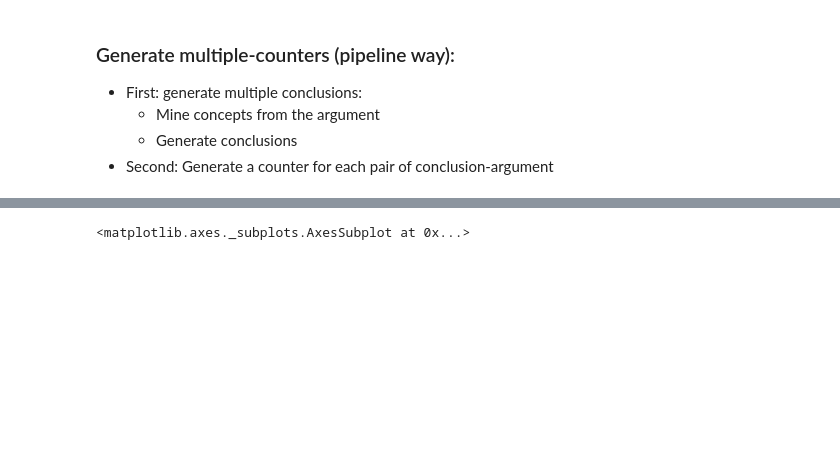
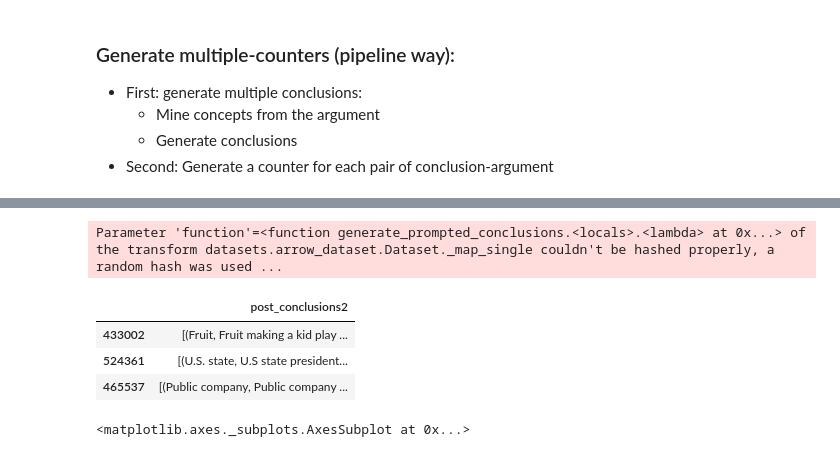
Before and after one commit to webis-de/eacl23-conclusion-based-counter-argument-generation, a Jupyter notebook: prompted-conclusion/prompted-conclusion-generation.ipynb, the cells around one changed output, grey strips where cells are left out. Cells and saved outputs as stored; diff of their text form; code cells hidden in the pictures; blank space fills up the shorter version.

```diff
--- a/prompted-conclusion/prompted-conclusion-generation.ipynb
+++ b/prompted-conclusion/prompted-conclusion-generation.ipynb
@@ -28,6 +28,9 @@ device = torch.device('cuda') if torch.cuda.is_available() else torch.device('cp
 # %%
 ceph_dir = '/home/sile2804/data-ceph/arguana/arg-generation/multi-taks-counter-argument-generation'
 local_home_dir = '../data'
+# %%
+tokenizer = AutoTokenizer.from_pretrained("../data/output/conc-gen-model/")
+model = AutoModelForSeq2SeqLM.from_pretrained("../data/output/conc-gen-model/").to(device)
 # %%
 def generate_ds_multi_attacks(ds, model, tokenizer, premises_clm, conclusion_clm, gen_kwargs,
                               skip_special_tokens=True, batch_size=16, nb_counters=5):
@@ -61,7 +64,7 @@ def generate_multiple_conclusions(df, post_concepts_clm="post_concepts", output_
     posts_conclusions = []
     for i in range(num_conclusions):
         control_codes = [x[i] if len(x) > i else '' for x in df[post_concepts_clm].tolist()]
-        conclusions   = conc_utils.generate_prompted_conclusions(df['post'].tolist(), control_codes, gen_kwargs, batch_size=8)
+        conclusions   = conc_utils.generate_prompted_conclusions(model, tokenizer, df['post'].tolist(), control_codes, gen_kwargs, batch_size=8)
         posts_conclusions.append(zip(control_codes, conclusions))
 
     df[output_clm] = list(map(list, zip(*posts_conclusions))) # transpose
@@ -131,6 +135,19 @@ test_df.to_pickle('../../../data-ceph/arguana/arg-generation/multi-taks-counter-
 #test_df.to_pickle('../../../data-ceph/arguana/arg-generation/multi-taks-counter-argument-generation/reddit_data/conclusion_and_ca_generation/test_conclusion_all_preprocessed_multi_conclusions.pkl')
 # %%
-#test_df = pd.read_pickle('../../../data-ceph/arguana/arg-generation/multi-taks-counter-argument-generation/reddit_data/conclusion_and_ca_generation/sample_test_conclusion_all_preprocessed_multi_conclusions.pkl')
+test_df = pd.read_pickle('../../data-ceph/arguana/arg-generation/multi-taks-counter-argument-generation/reddit_data/conclusion_and_ca_generation/sample_test_conclusion_all_preprocessed_multi_conclusions.pkl')
+# %%
+#Testing.....
+test_df2 = generate_multiple_conclusions(test_df.sample(3), post_concepts_clm="post_concepts2",
+                                        output_clm='post_conclusions2', num_conclusions=2)
+# %% [output]
+Parameter 'function'=<function generate_prompted_conclusions.<locals>.<lambda> at 0x...> of the transform datasets.arrow_dataset.Dataset._map_single couldn't be hashed properly, a random hash was used ...
+# %%
+test_df2[['post_conclusions2']].head()
+# %% [output]
+|  | post_conclusions2 |
+| 433002 | [(Fruit, Fruit making a kid play ... |
+| 524361 | [(U.S. state, U.S state president... |
+| 465537 | [(Public company, Public company ... |
 # %%
 test_df['num_concepts'] = test_df.post_concepts2.apply(lambda x: len(x))
 test_df['num_conclusions'] = test_df.post_conclusions2.apply(lambda x: len(x))
```
Also changed, not shown: parts of 21 cells of this notebook, 11 other files.
